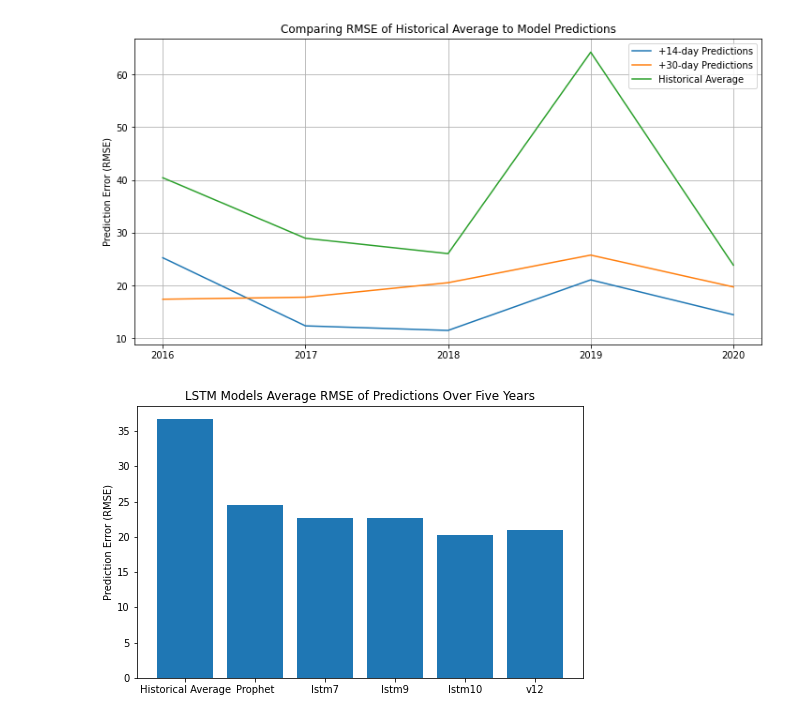
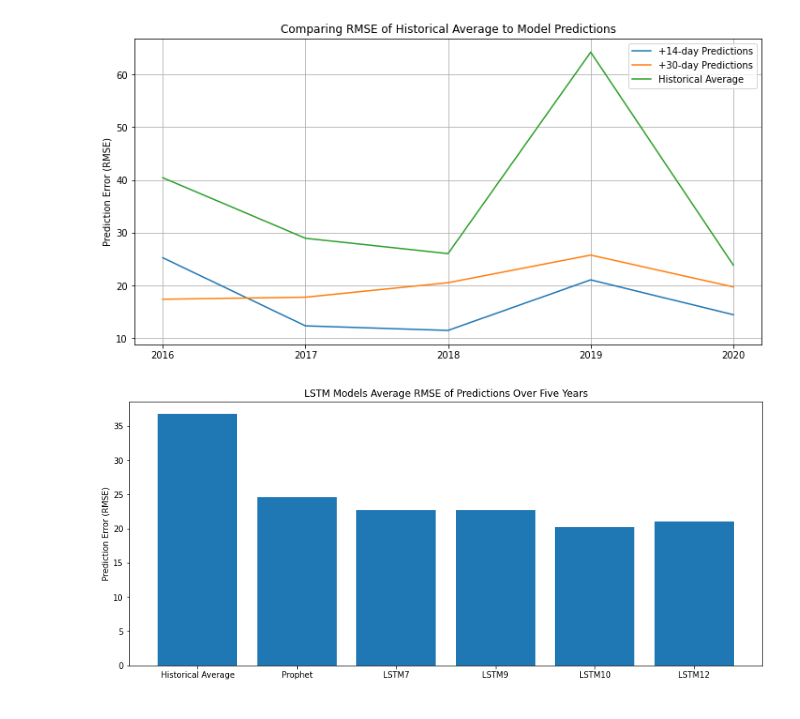
Before and after one commit to chris-stellato/capstone3, a Jupyter notebook: presentation_graphs.ipynb, the cells around one changed output. Drawn from its saved outputs; the diff is of its cells as text; code cells hidden in the pictures.

```diff
--- a/presentation_graphs.ipynb
+++ b/presentation_graphs.ipynb
@@ -62,16 +62,16 @@ lstm_list = ['v7', 'v9', 'v10', 'v12', 'Historical Average']
 model_dict = dict()
 model_dict['Historical Average'] = 36.71
 model_dict['Prophet'] = 24.53
-model_dict['lstm7'] = 22.63
-model_dict['lstm9'] = 22.61
-model_dict['lstm10'] = 20.24
-model_dict['lstm12'] = 21.02
+model_dict['LSTM7'] = 22.63
+model_dict['LSTM9'] = 22.61
+model_dict['LSTM10'] = 20.24
+model_dict['LSTM12'] = 21.02
 # %%
-fig, ax = plt.subplots(figsize=(8,5))
+fig, ax = plt.subplots(figsize=(14,6))
 plt.bar(model_dict.keys(), model_dict.values())
 plt.title('LSTM Models Average RMSE of Predictions Over Five Years')
 plt.ylabel('Prediction Error (RMSE)')
-plt.savefig('graphs/model_version_comparison_bar_chart_small.jpg')
+plt.savefig('graphs/model_version_comparison_bar_chart_large.jpg')
 plt.show()
 # %% [output]
-[figure, old version]
+[figure, new version]
```
Also changed, not shown: 13 other files.
